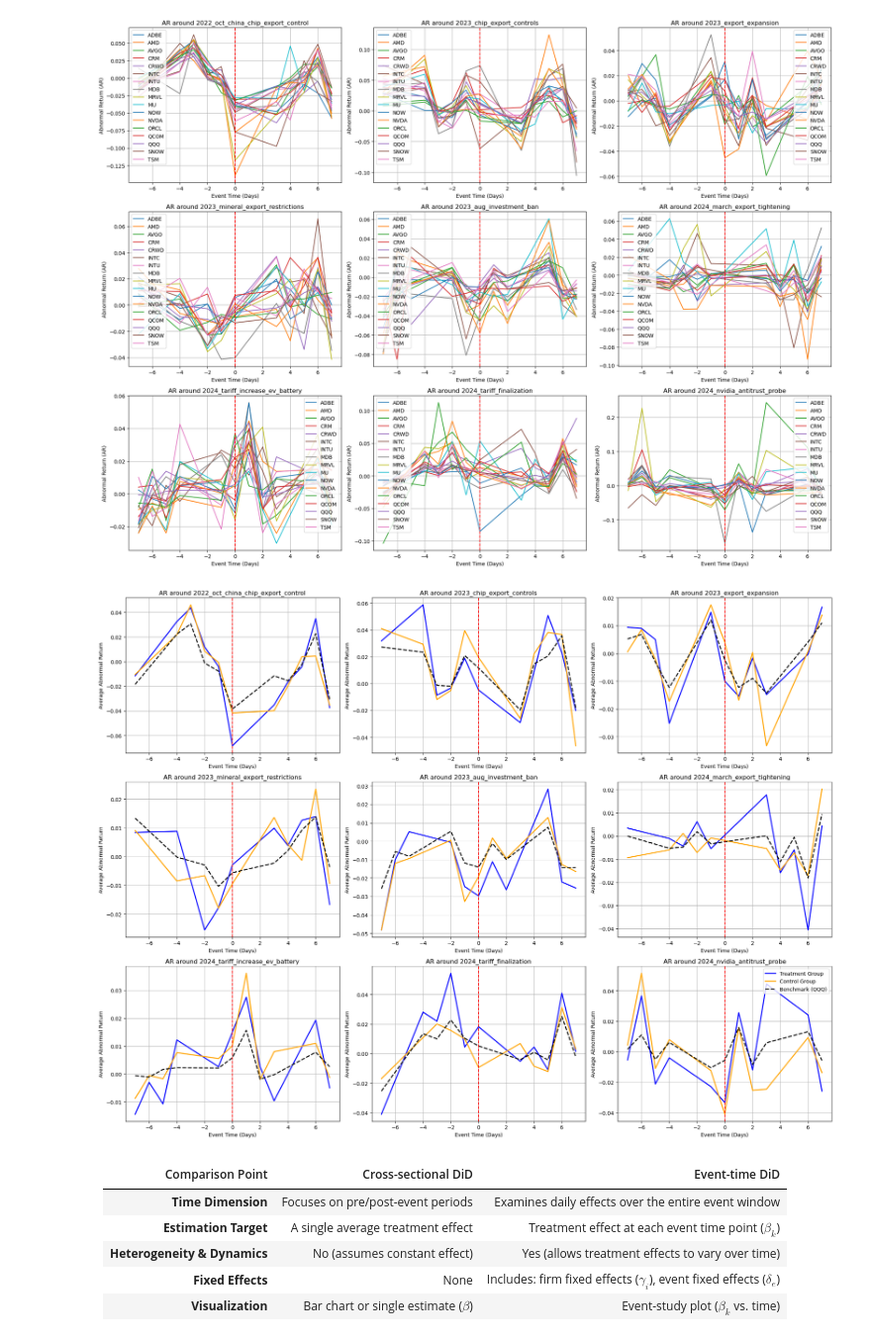
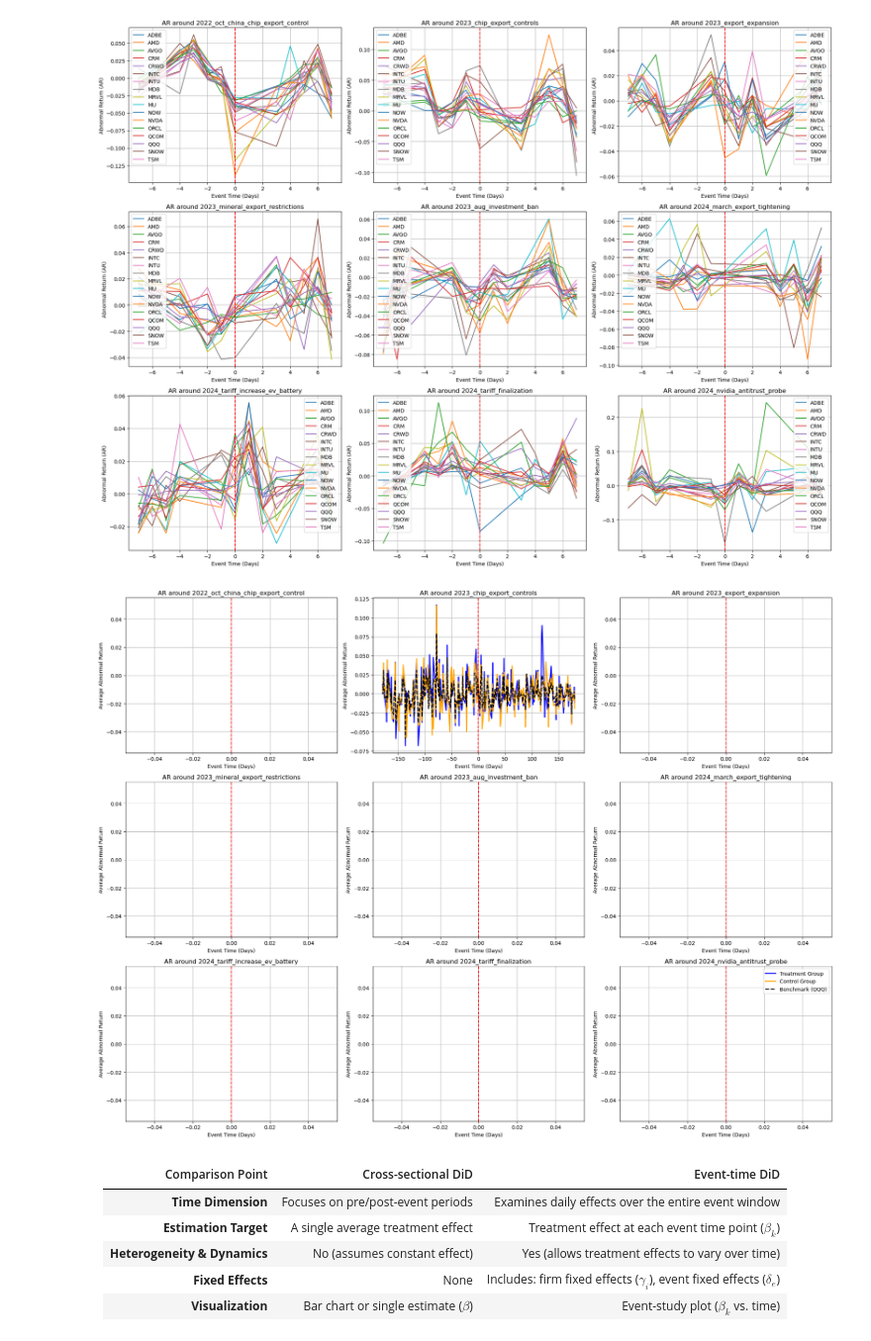
Before and after one commit to CynthiaShiyue/IDS701_Causal_Report_Project, a Jupyter notebook: DataAnalysis.ipynb, the cells around one changed output. Shown at 99% size. Saved outputs shown, nothing was run; the diff lists cells and outputs as text; code cells hidden in the pictures.

Commit message:
impactful_df

```diff
--- a/DataAnalysis.ipynb
+++ b/DataAnalysis.ipynb
@@ -191,7 +191,7 @@ if "QQQ" in avg_pivot.columns:
 for i, (event_label, event_date) in enumerate(event_dict.items()):
     if event_date >= start_date:
         plt.axvline(event_date, color='red', linestyle='--', linewidth=1)
-        plt.axvspan(event_date - pd.Timedelta(days=10), event_date + pd.Timedelta(days=10),
+        plt.axvspan(event_date - pd.Timedelta(days=7), event_date + pd.Timedelta(days=10),
                     color='red', alpha=0.1)
 
         if i % 3 == 0:
@@ -265,7 +265,7 @@ import seaborn as sns
 import pandas as pd
 
 # === Load data ===
-data = pd.read_csv("final_df.csv")
+data = pd.read_csv("impact_df.csv")
 
 # === Define groups ===
 # Treatment Group (Hardware-dependent AI companies)
@@ -312,38 +312,38 @@ for i, (event_id, event_date) in enumerate(event_dict.items()):
     # For this event, extract ±15 days data
     event_df = data[
         (data['event_id'] == event_id) &
-        (data['event_time'].between(-15, 15))
+        (data['event_time'].between(-180, 180))
     ]
 
     # Compute group means
     treatment_df = event_df[event_df['ticker'].isin(treatment_group)].groupby('event_time')["abnormal_return"].mean()
     control_df = event_df[event_df['ticker'].isin(control_group)].groupby('event_time')["abnormal_return"].mean()
     benchmark_df = event_df[event_df['ticker'] == benchmark].groupby('event_time')["abnormal_return"].mean()
 
     # Plot
     treatment_df.plot(ax=ax, label="Treatment Group", color="blue", linewidth=2)
     control_df.plot(ax=ax, label="Control Group", color="orange", linewidth=2)
     benchmark_df.plot(ax=ax, label="Benchmark (QQQ)", color="black", linestyle="--", linewidth=2)
 
     ax.axvline(0, color='red', linestyle='--')
     ax.set_title(f"AR around {event_id}", fontsize=12)
     ax.set_xlabel("Event Time (Days)")
     ax.set_ylabel("Average Abnormal Return")
     ax.grid(True)
 
 # Global legend
 handles, labels = ax.get_legend_handles_labels()
 axes[-1].legend(handles, labels, loc='upper right')
 
 # Remove empty subplots
 if len(event_dict) < len(axes):
     for j in range(len(event_dict), len(axes)):
         fig.delaxes(axes[j])
 
 plt.tight_layout()
 plt.show()
 # %% [output]
-[figure, old version]
+[figure, new version]
 # %% [markdown]
 | Comparison Point       | Cross-sectional DiD               | Event-time DiD                          |
 |------------------------|-----------------------------------|-----------------------------------------|
```
Also changed, not shown: 8 other files.
